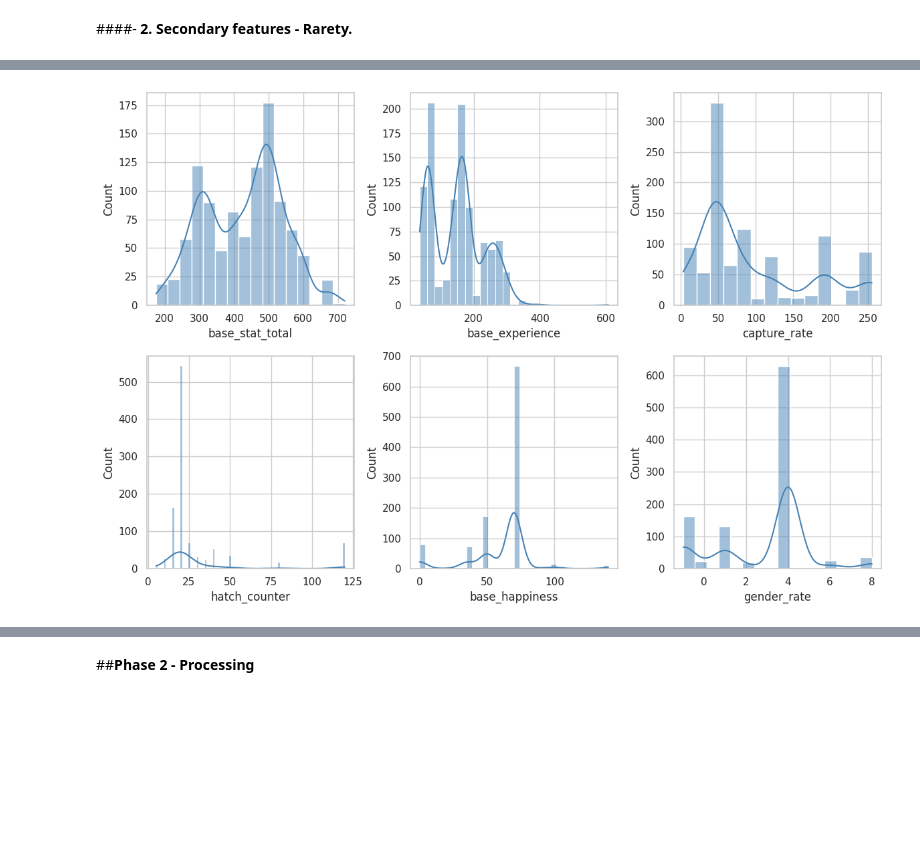
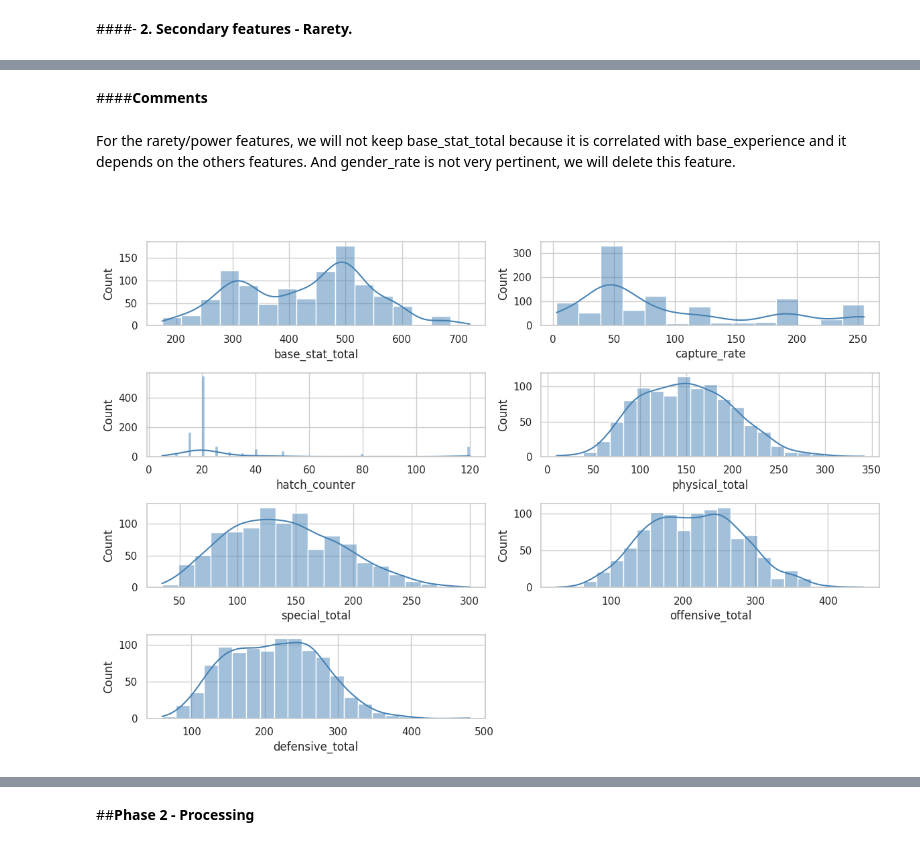
Before and after one commit to NathanaelLUCETTE/projet_ML, a Jupyter notebook: pokemon_clustering_project.ipynb, the cells around one changed output, grey strips where cells are left out. Drawn from its saved outputs; the diff is of its cells as text; code cells hidden in the pictures; blank space fills up the shorter version.

```diff
--- a/pokemon_clustering_project.ipynb
+++ b/pokemon_clustering_project.ipynb
@@ -236,6 +236,11 @@ sns.set_theme(style="whitegrid")
 
 url = "https://raw.githubusercontent.com/NathanaelLUCETTE/projet_ML/phase-1/data/pokemon_complete_2025.csv"
 df = pd.read_csv(url)
+
+##Separation 1-8 Vs 9th gen (for future tests)
+df_gen9 = df[df["generation"] == "IX"]
+df_official_no_gen9 = df[df["generation"] != 9]
+df = df_official_no_gen9
 df.head()
 # %% [output]
 |  | pokedex_id | name | genus | generation | type_1 | type_2 | num_types | hp | attack | defense | ... |
@@ -368,0 +375,11 @@ plt.show()
+# %% [markdown]
+####**Comments**
+# %% [markdown]
+For the rarety/power features, we will not keep base_stat_total because it is correlated with base_experience and it depends on the others features. And gender_rate is not very pertinent, we will delete this feature.
+# %%
+##Suppr of base_experience and gender_rate
+selected = ["base_stat_total", "capture_rate", "hatch_counter",
+            "physical_total", "special_total", "offensive_total", "defensive_total" ]
+df_power = df[selected]
+# %% [markdown]
+####
@@ -369,18 +392,18 @@ plt.show()
 # %%
 ##Missing values
 
-df_choosen.isnull().sum()
-df_choosen = df_choosen.fillna(df_choosen.mean(numeric_only=True))
+df_power.isnull().sum()
+df_power = df_power.fillna(df_power.mean(numeric_only=True))
 # %%
 ## Distributions
 plt.figure(figsize=(12, 8))
 for i, col in enumerate(selected):
-    plt.subplot(2, 3, i + 1)
-    sns.histplot(df_choosen[col], kde=True, color="steelblue")
+    plt.subplot(4, 2, i + 1)
+    sns.histplot(df_power[col], kde=True, color="steelblue")
 plt.tight_layout()
 plt.show()
 # %% [output]
-[figure, old version]
+[figure, new version]
 # %%
 ## Outliers
 
```
Also changed, not shown: parts of 38 cells of this notebook.
